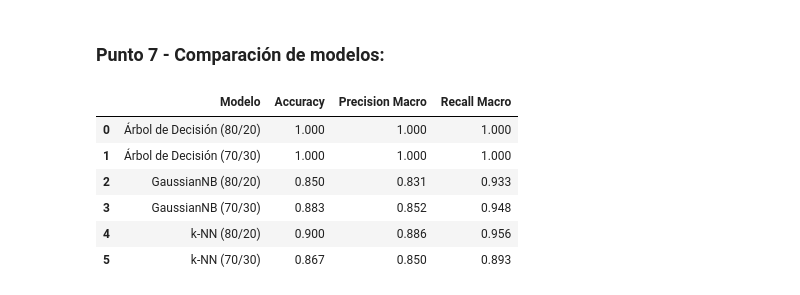
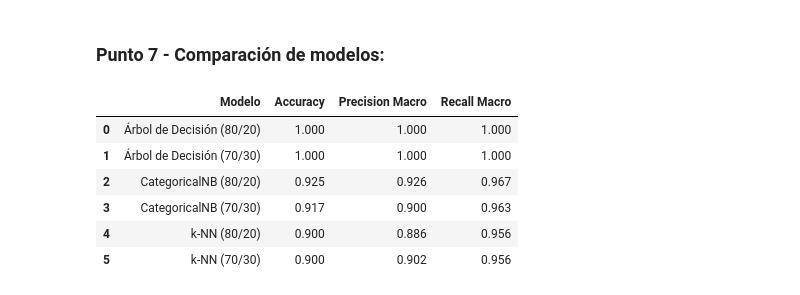
Before and after one commit to CaroRuiz92/TPs_Mineria_Datos, a Jupyter notebook: TP2/Trabajo_Practico_Nro_2_Bartomioli_Ruiz.ipynb, the cells around one changed output. Drawn from its saved outputs; the diff is of its cells as text; code cells hidden in the pictures.

```diff
--- a/TP2/Trabajo_Practico_Nro_2_Bartomioli_Ruiz.ipynb
+++ b/TP2/Trabajo_Practico_Nro_2_Bartomioli_Ruiz.ipynb
@@ -1409,10 +1420,10 @@ X1_train_5, y1_train_5 = farmac1_train_5[cols_predictoras_disc], farmac1_train_5
 X1_test_5,  y1_test_5  = farmac1_test_5[cols_predictoras_disc],  farmac1_test_5['Droga_cod']
 
 
-# MultinomialNB - Entrenamiento y Evaluación en 80/20
+# CategoricalNB - Entrenamiento y Evaluación en 80/20
 
 # 3 bins
-clf_MNB_80_3 = MultinomialNB()
+clf_MNB_80_3 = CategoricalNB()
 clf_MNB_80_3.fit(X1_train_3, y1_train_3)
 pred_MNB_80_3 = clf_MNB_80_3.predict(X1_test_3)
 
@@ -1421,7 +1432,7 @@ prec_MNB_80_3 = precision_score(y1_test_3, pred_MNB_80_3, average='macro', zero_
 rec_MNB_80_3 = recall_score(y1_test_3, pred_MNB_80_3, average='macro', zero_division=0)
 
 # 5 bins
-clf_MNB_80_5 = MultinomialNB()
+clf_MNB_80_5 = CategoricalNB()
 clf_MNB_80_5.fit(X1_train_5, y1_train_5)
 pred_MNB_80_5 = clf_MNB_80_5.predict(X1_test_5)
 
@@ -1440,10 +1451,10 @@ X2_test_3,  y2_test_3  = farmac2_test_3[cols_predictoras_disc],  farmac2_test_3[
 X2_train_5, y2_train_5 = farmac2_train_5[cols_predictoras_disc], farmac2_train_5['Droga_cod']
 X2_test_5,  y2_test_5  = farmac2_test_5[cols_predictoras_disc],  farmac2_test_5['Droga_cod']
 
-# MultinomialNB - Entrenamiento y Evaluación en 70/30
+# CategoricalNB - Entrenamiento y Evaluación en 70/30
 
 # 3 bins
-clf_MNB_70_3 = MultinomialNB()
+clf_MNB_70_3 = CategoricalNB()
 clf_MNB_70_3.fit(X2_train_3, y2_train_3)
 pred_MNB_70_3 = clf_MNB_70_3.predict(X2_test_3)
 
@@ -1452,7 +1463,7 @@ prec_MNB_70_3 = precision_score(y2_test_3, pred_MNB_70_3, average='macro', zero_
 rec_MNB_70_3 = recall_score(y2_test_3, pred_MNB_70_3, average='macro', zero_division=0)
 
 # 5 bins
-clf_MNB_70_5 = MultinomialNB()
+clf_MNB_70_5 = CategoricalNB()
 clf_MNB_70_5.fit(X2_train_5, y2_train_5)
 pred_MNB_70_5 = clf_MNB_70_5.predict(X2_test_5)
 
@@ -1608,10 +1627,9 @@ acc_knn_80  = accuracy_score(y1_test, pred_knn_80)
 prec_knn_80 = precision_score(y1_test, pred_knn_80, average='macro', zero_division=0)
 rec_knn_80  = recall_score(y1_test, pred_knn_80, average='macro', zero_division=0)
 
-# ---------------------------------------------------
 # En 70/30: se evalúa el mejor k (por ejemplo k=1 o k=3 con manhattan/euclidean)
 # Si k=1 o k=3 alcanza el desempeño óptimo:
-best_k_70 = 1
+best_k_70 = 3
 knn_7030 = KNeighborsClassifier(n_neighbors=best_k_70, metric='manhattan')
 knn_7030.fit(X2_train_scaled, y2_train)
 pred_knn_70 = knn_7030.predict(X2_test_scaled)
@@ -1648,51 +1664,49 @@ Las matrices de confusión reflejan un desempeño sólido del algoritmo k-NN en
 # %% [markdown]
 ### **Punto 7 - Comparación de modelos:**
 # %%
-# ==============================================================
-# 7. COMPARACIÓN FINAL DE MODELOS DE CLASIFICACIÓN
-# ==============================================================
+# COMPARACIÓN FINAL DE MODELOS DE CLASIFICACIÓN
 
 comparacion_modelos = pd.DataFrame({
     'Modelo': [
         'Árbol de Decisión (80/20)',
         'Árbol de Decisión (70/30)',
-        'GaussianNB (80/20)',
-        'GaussianNB (70/30)',
+        'CategoricalNB (80/20)',
+        'CategoricalNB (70/30)',
         'k-NN (80/20)',
         'k-NN (70/30)'
     ],
     'Accuracy': [
         accuracy_8020,
         accuracy_7030,
-        acc_GNB_80,
-        acc_GNB_70,
+        acc_MNB_80_5,
+        acc_MNB_70_5,
         acc_knn_80,
         acc_knn_70
     ],
     'Precision Macro': [
         precision_8020,
         precision_7030,
-        prec_GNB_80,
-        prec_GNB_70,
+        prec_MNB_80_5,
+        prec_MNB_70_5,
         prec_knn_80,
         prec_knn_70
     ],
     'Recall Macro': [
         recall_8020,
         recall_7030,
-        rec_GNB_80,
-        rec_GNB_70,
+        rec_MNB_80_5,
+        rec_MNB_70_5,
         rec_knn_80,
         rec_knn_70
     ]
 })
 
 display(comparacion_modelos.round(3))
 # %% [output]
 |  | Modelo | Accuracy | Precision Macro | Recall Macro |
 | 0 | Árbol de Decisión (80/20) | 1.000 | 1.000 | 1.000 |
 | 1 | Árbol de Decisión (70/30) | 1.000 | 1.000 | 1.000 |
-| 2 | GaussianNB (80/20) | 0.850 | 0.831 | 0.933 |
-| 3 | GaussianNB (70/30) | 0.883 | 0.852 | 0.948 |
+| 2 | CategoricalNB (80/20) | 0.925 | 0.926 | 0.967 |
+| 3 | CategoricalNB (70/30) | 0.917 | 0.900 | 0.963 |
 | 4 | k-NN (80/20) | 0.900 | 0.886 | 0.956 |
-| 5 | k-NN (70/30) | 0.867 | 0.850 | 0.893 |
+| 5 | k-NN (70/30) | 0.900 | 0.902 | 0.956 |
```
Also changed, not shown: parts of 22 cells of this notebook.
